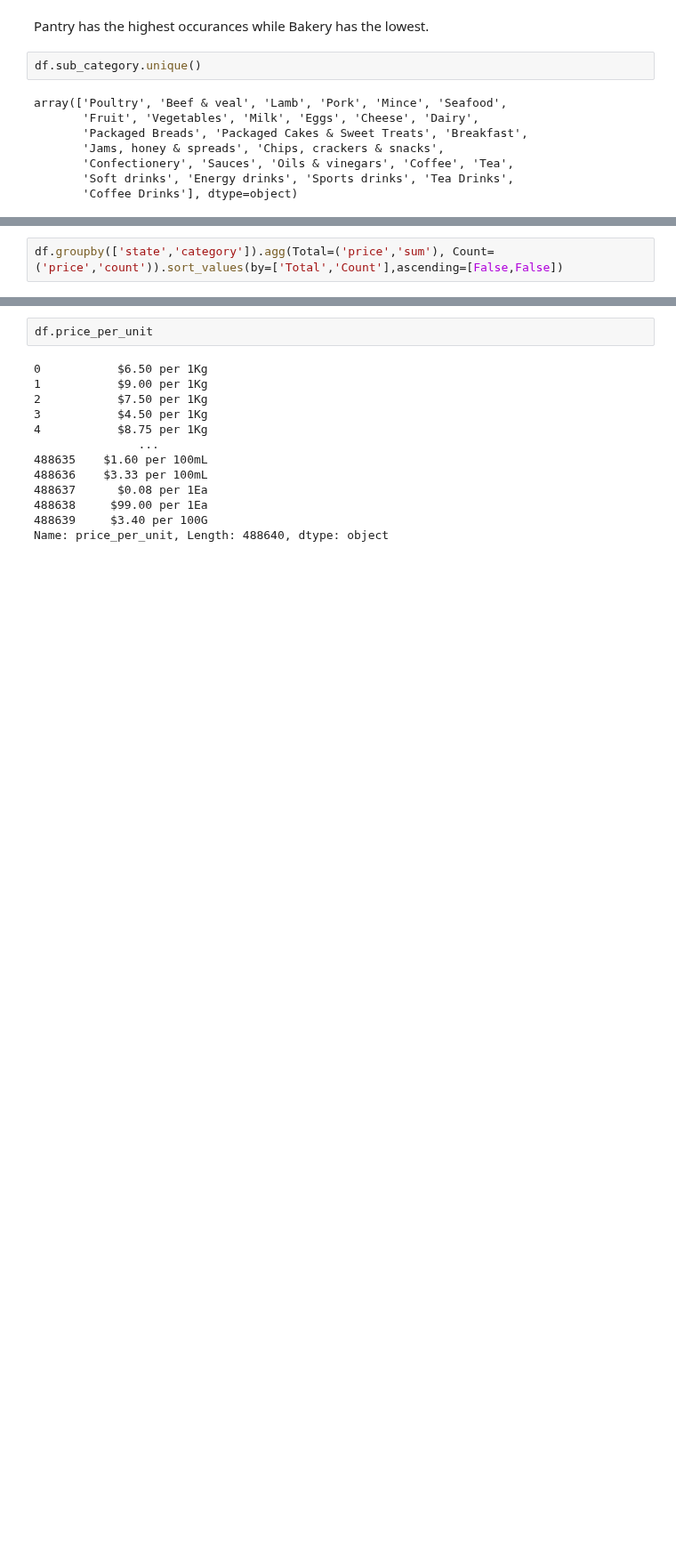
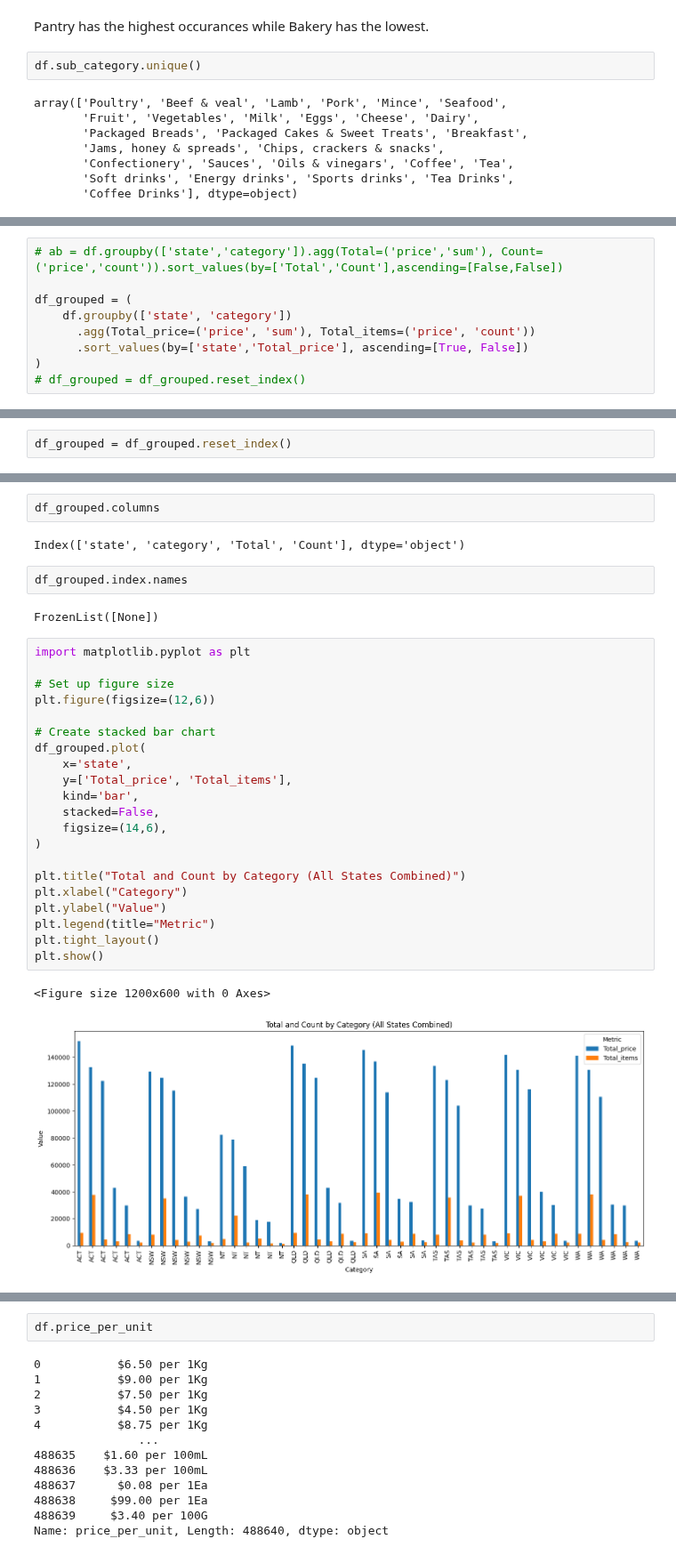
Before and after one commit to binayakhadka/grocery-retail-analytics, a Jupyter notebook: aus.ipynb, the cells around one changed output, grey strips where cells are left out. Shown at 89% size. Saved outputs shown, nothing was run; the diff lists cells and outputs as text; blank space fills up the shorter version.

```diff
--- a/aus.ipynb
+++ b/aus.ipynb
@@ -184,2 +185,9 @@ Name: count, dtype: int64
 # %%
-df.groupby(['state','category']).agg(Total=('price','sum'), Count=('price','count')).sort_values(by=['Total','Count'],ascending=[False,False])
+# ab = df.groupby(['state','category']).agg(Total=('price','sum'), Count=('price','count')).sort_values(by=['Total','Count'],ascending=[False,False])
+
+df_grouped = (
+    df.groupby(['state', 'category'])
+      .agg(Total_price=('price', 'sum'), Total_items=('price', 'count'))
+      .sort_values(by=['state','Total_price'], ascending=[True, False])
+)
+# df_grouped = df_grouped.reset_index()
@@ -204,0 +194,2 @@ df.groupby(['state','category']).agg(Total=('price','sum'), Count=('price','coun
+# %%
+df_grouped = df_grouped.reset_index()
@@ -204,0 +216,32 @@ df.groupby(['state','category']).agg(Total=('price','sum'), Count=('price','coun
+# %%
+df_grouped.columns
+# %% [output]
+Index(['state', 'category', 'Total', 'Count'], dtype='object')
+# %%
+df_grouped.index.names
+# %% [output]
+FrozenList([None])
+# %%
+import matplotlib.pyplot as plt
+
+# Set up figure size
+plt.figure(figsize=(12,6))
+
+# Create stacked bar chart
+df_grouped.plot(
+    x='state',
+    y=['Total_price', 'Total_items'],
+    kind='bar',
+    stacked=False,
+    figsize=(14,6),
+)
+
+plt.title("Total and Count by Category (All States Combined)")
+plt.xlabel("Category")
+plt.ylabel("Value")
+plt.legend(title="Metric")
+plt.tight_layout()
+plt.show()
+# %% [output]
+<Figure size 1200x600 with 0 Axes>
+[figure, added]
```
Also changed, not shown: parts of 7 cells of this notebook.
